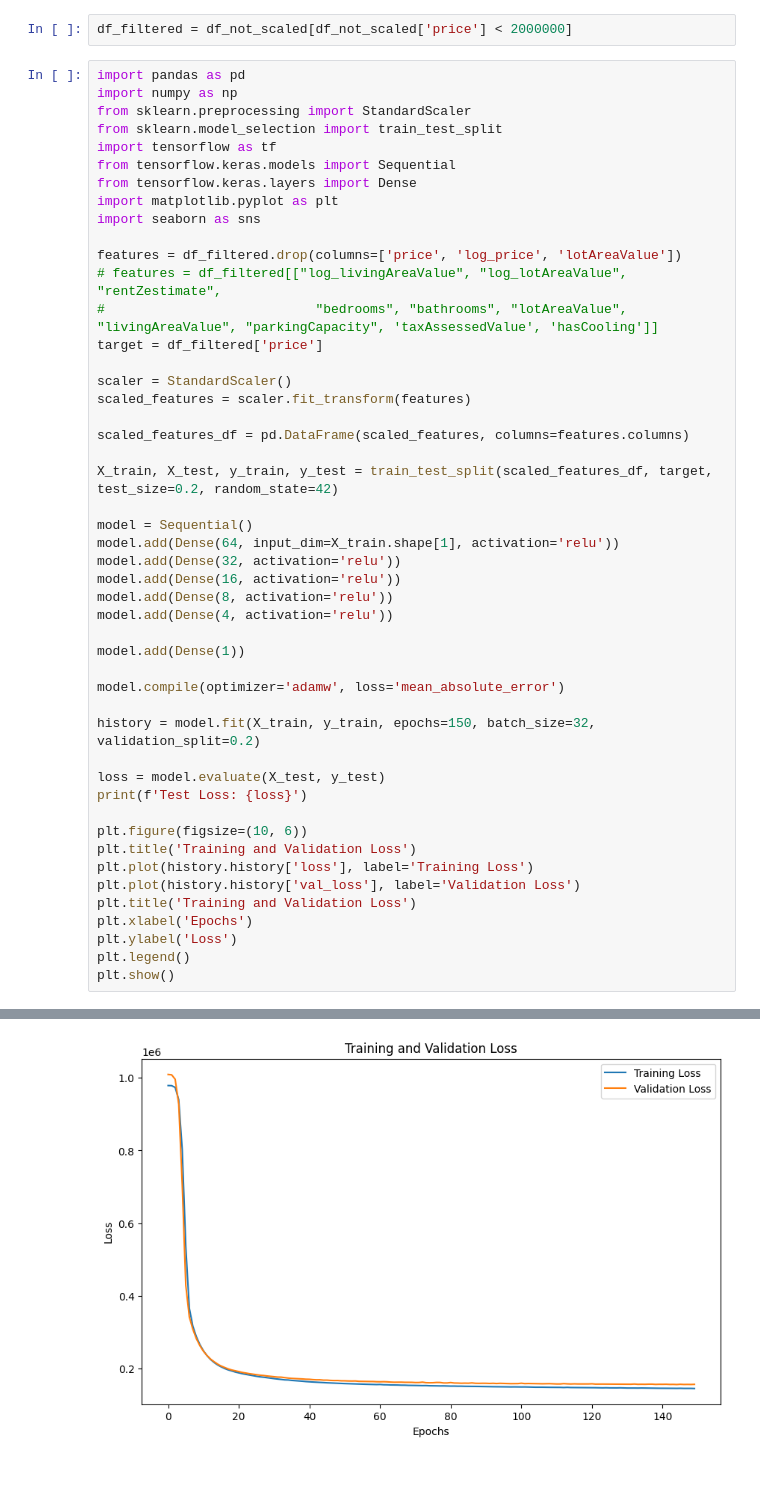
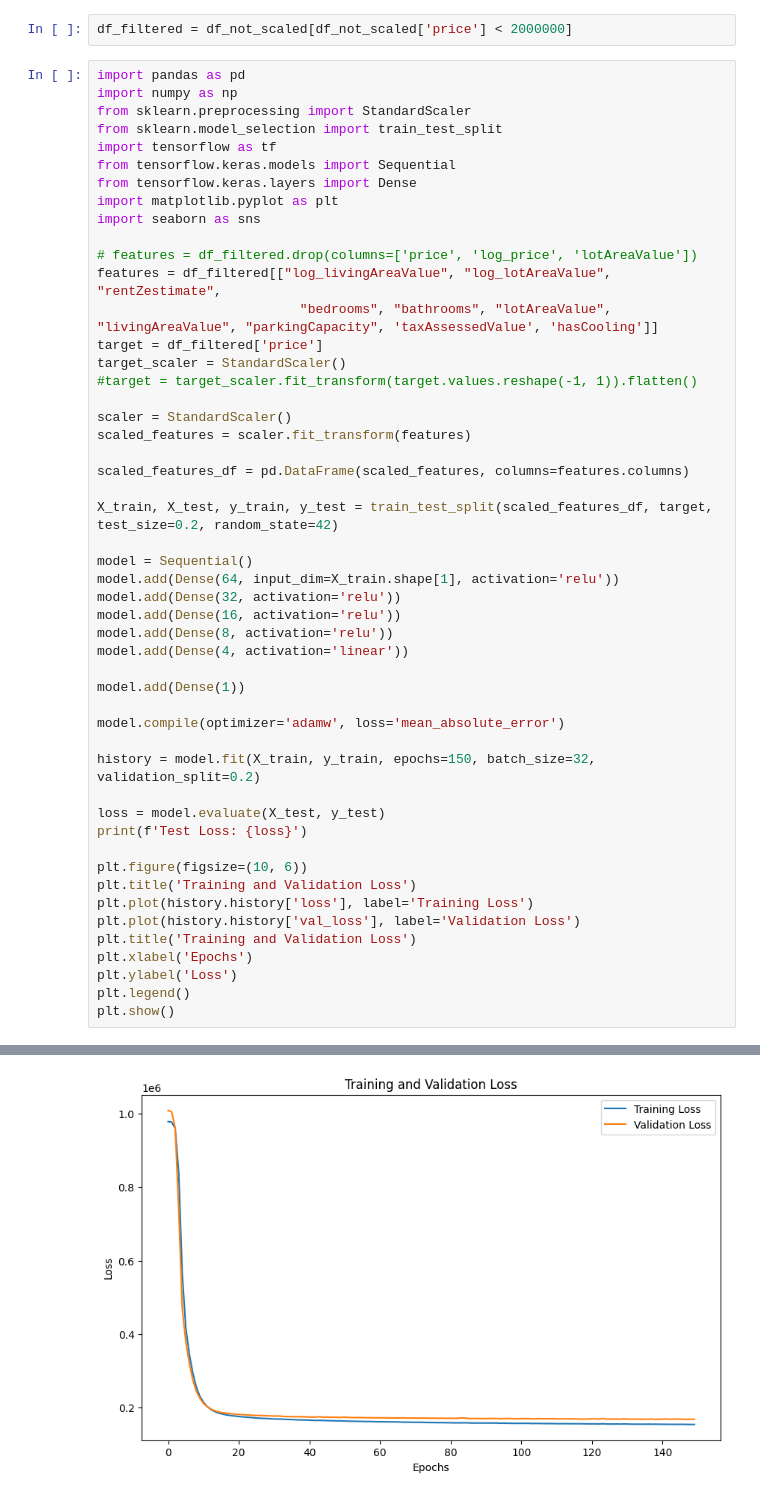
Before and after one commit to MAmin-y/House-price-analysis-and-prediction-LA-2024, a Jupyter notebook: Phase2/nn.ipynb, the cells around one changed output, grey strips where cells are left out. Saved outputs shown, nothing was run; the diff lists cells and outputs as text.

```diff
--- a/Phase2/nn.ipynb
+++ b/Phase2/nn.ipynb
@@ -348,10 +219,12 @@ from tensorflow.keras.layers import Dense
 import matplotlib.pyplot as plt
 import seaborn as sns
 
-features = df_filtered.drop(columns=['price', 'log_price', 'lotAreaValue'])
-# features = df_filtered[["log_livingAreaValue", "log_lotAreaValue", "rentZestimate",
-#                           "bedrooms", "bathrooms", "lotAreaValue", "livingAreaValue", "parkingCapacity", 'taxAssessedValue', 'hasCooling']]
+# features = df_filtered.drop(columns=['price', 'log_price', 'lotAreaValue'])
+features = df_filtered[["log_livingAreaValue", "log_lotAreaValue", "rentZestimate",
+                          "bedrooms", "bathrooms", "lotAreaValue", "livingAreaValue", "parkingCapacity", 'taxAssessedValue', 'hasCooling']]
 target = df_filtered['price']
+target_scaler = StandardScaler()
+#target = target_scaler.fit_transform(target.values.reshape(-1, 1)).flatten()
 
 scaler = StandardScaler()
 scaled_features = scaler.fit_transform(features)
@@ -365,7 +238,7 @@ model.add(Dense(64, input_dim=X_train.shape[1], activation='relu'))
 model.add(Dense(32, activation='relu'))
 model.add(Dense(16, activation='relu'))
 model.add(Dense(8, activation='relu'))
-model.add(Dense(4, activation='relu'))
+model.add(Dense(4, activation='linear'))
 
 model.add(Dense(1))
 
@@ -407,4 +280,4 @@ Test Loss: 151744.046875
-[figure, old version]
+[figure, new version]
 # %%
 y_pred = model.predict(X_test)
 show_metrics(y_pred.flatten(), y_test, target_scaler=None, logarithm=False)
```
Also changed, not shown: parts of 10 cells of this notebook.
